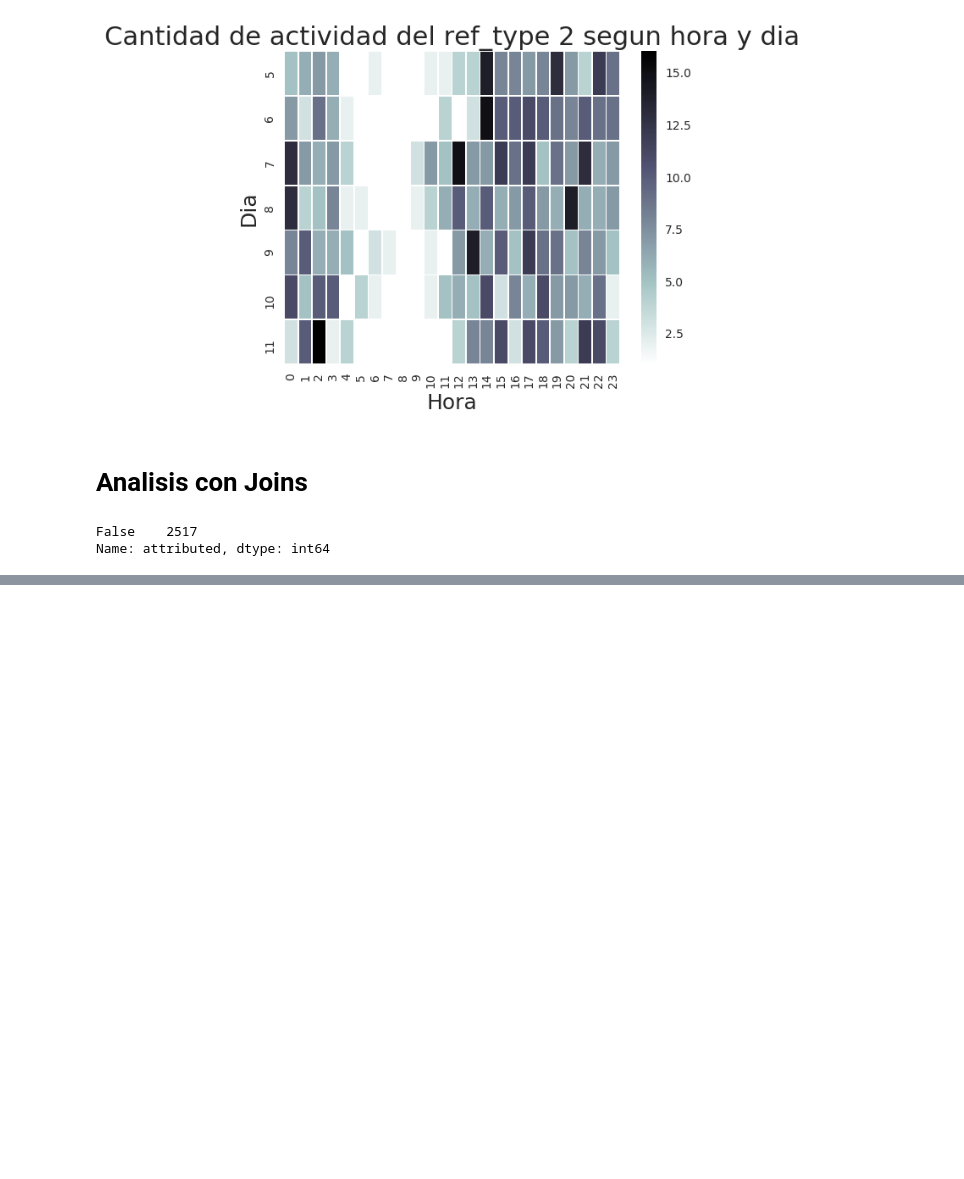
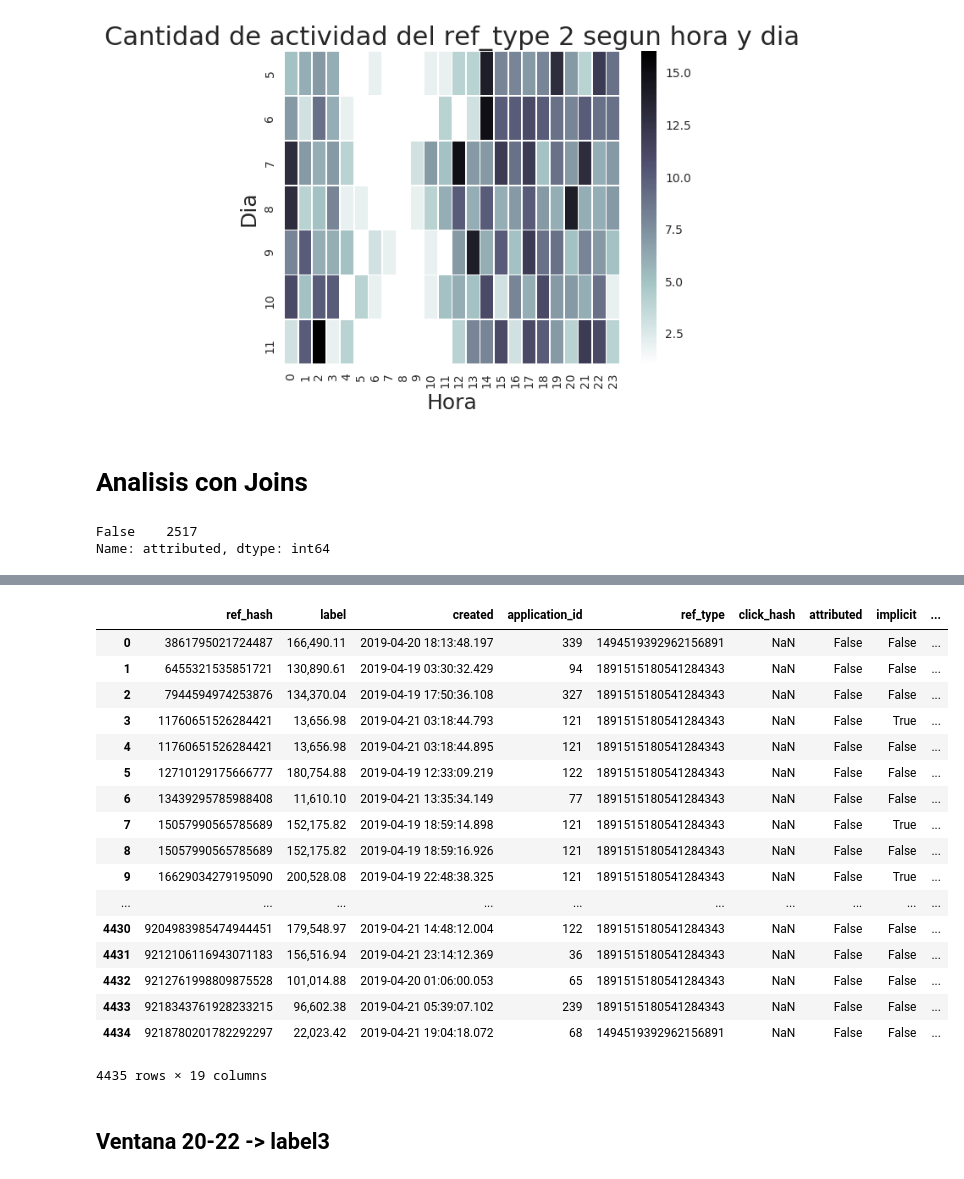
Before and after one commit to EugeniaFranchi/TP-Datos-2019, a Jupyter notebook: TP2/Installs.ipynb, the cells around one changed output, grey strips where cells are left out. Saved outputs shown, nothing was run; the diff lists cells and outputs as text; code cells hidden in the pictures; blank space fills up the shorter version.

```diff
--- a/TP2/Installs.ipynb
+++ b/TP2/Installs.ipynb
@@ -747,0 +795,31 @@ Name: attributed, dtype: int64
+# %%
+label2 = installs['2019-04-22':'2019-04-24'].reset_index().groupby('ref_hash').agg({'created' : 'min'})
+# %%
+label2['created'] = label2['created'] - pd.Timestamp('2019-04-22 00:00:00')
+label2['created'] = label2['created'].transform(lambda x: x.total_seconds())
+# %%
+label2 = label2.reset_index()
+label2 = label2.merge(installs['2019-04-19':'2019-04-21'].reset_index(),on="ref_hash", how="inner")
+label2 = label2.rename(columns={'created_x':'label','created_y':'created'})
+label2
+# %% [output]
+|  | ref_hash | label | created | application_id | ref_type | click_hash | attributed | implicit | ... |
+| 0 | 3861795021724487 | 166,490.11 | 2019-04-20 18:13:48.197 | 339 | 1494519392962156891 | NaN | False | False | ... |
+| 1 | 6455321535851721 | 130,890.61 | 2019-04-19 03:30:32.429 | 94 | 1891515180541284343 | NaN | False | False | ... |
+| 2 | 7944594974253876 | 134,370.04 | 2019-04-19 17:50:36.108 | 327 | 1891515180541284343 | NaN | False | False | ... |
+| 3 | 11760651526284421 | 13,656.98 | 2019-04-21 03:18:44.793 | 121 | 1891515180541284343 | NaN | False | True | ... |
+| 4 | 11760651526284421 | 13,656.98 | 2019-04-21 03:18:44.895 | 121 | 1891515180541284343 | NaN | False | False | ... |
+| 5 | 12710129175666777 | 180,754.88 | 2019-04-19 12:33:09.219 | 122 | 1891515180541284343 | NaN | False | False | ... |
+| 6 | 13439295785988408 | 11,610.10 | 2019-04-21 13:35:34.149 | 77 | 1891515180541284343 | NaN | False | False | ... |
+| 7 | 15057990565785689 | 152,175.82 | 2019-04-19 18:59:14.898 | 121 | 1891515180541284343 | NaN | False | True | ... |
+| 8 | 15057990565785689 | 152,175.82 | 2019-04-19 18:59:16.926 | 121 | 1891515180541284343 | NaN | False | False | ... |
+| 9 | 16629034279195090 | 200,528.08 | 2019-04-19 22:48:38.325 | 121 | 1891515180541284343 | NaN | False | True | ... |
+| ... | ... | ... | ... | ... | ... | ... | ... | ... | ... |
+| 4430 | 9204983985474944451 | 179,548.97 | 2019-04-21 14:48:12.004 | 122 | 1891515180541284343 | NaN | False | False | ... |
+| 4431 | 9212106116943071183 | 156,516.94 | 2019-04-21 23:14:12.369 | 36 | 1891515180541284343 | NaN | False | False | ... |
+| 4432 | 9212761998809875528 | 101,014.88 | 2019-04-20 01:06:00.053 | 65 | 1891515180541284343 | NaN | False | False | ... |
+| 4433 | 9218343761928233215 | 96,602.38 | 2019-04-21 05:39:07.102 | 239 | 1891515180541284343 | NaN | False | False | ... |
+| 4434 | 9218780201782292297 | 22,023.42 | 2019-04-21 19:04:18.072 | 68 | 1494519392962156891 | NaN | False | False | ... |
+4435 rows × 19 columns
+# %% [markdown]
+## Ventana 20-22 -> label3
```
Also changed, not shown: parts of 20 cells of this notebook.
